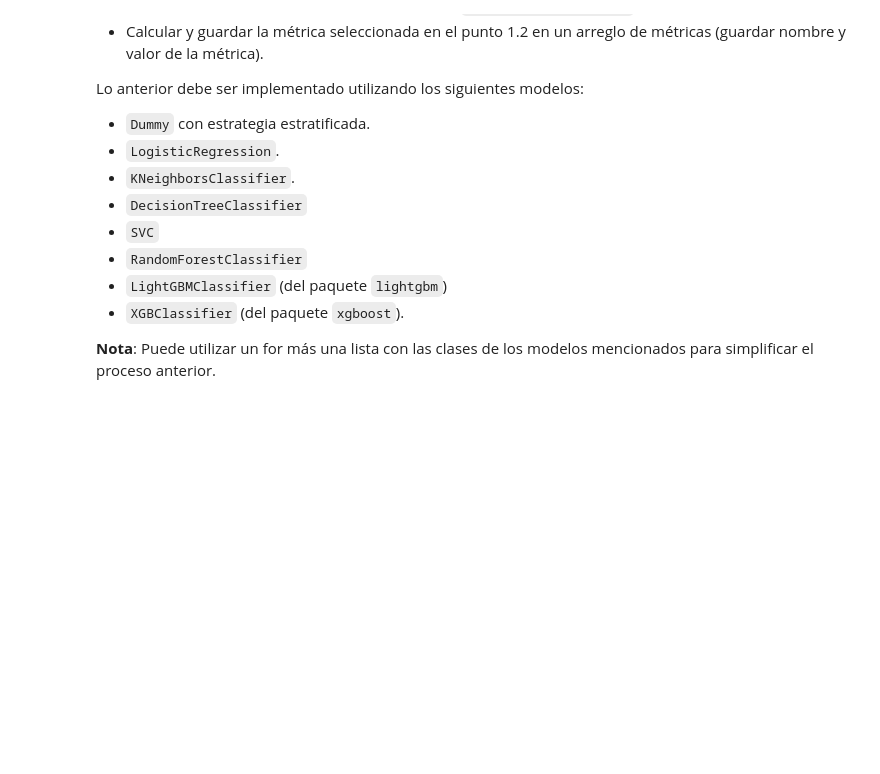
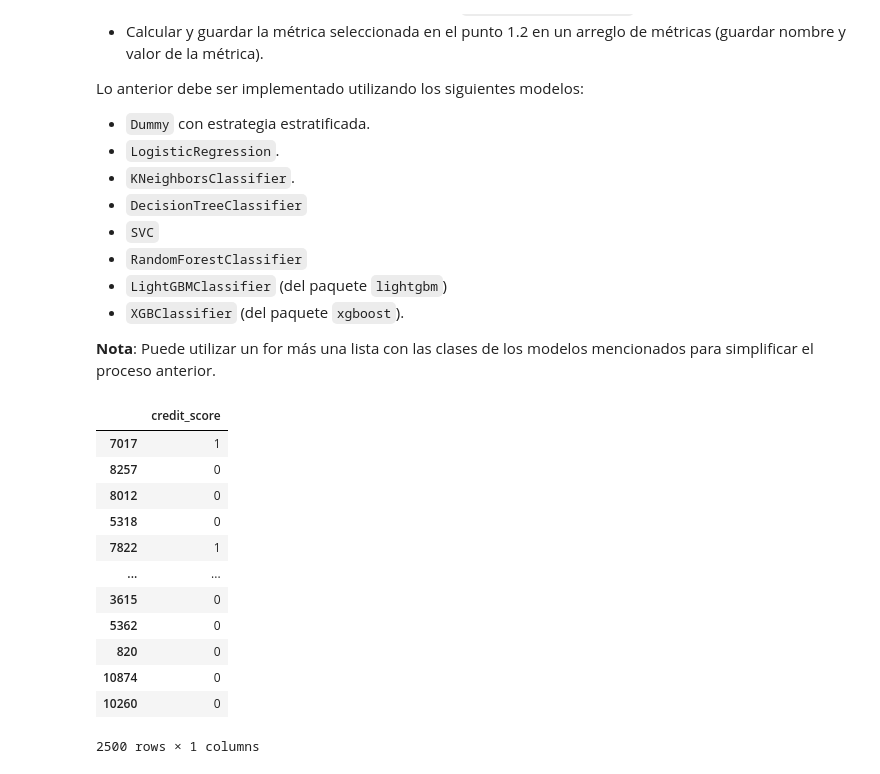
Before and after one commit to JoseSaffie/MDS7202-1-Primavera-2023, a Jupyter notebook: Tareas/Tarea 2/Proyecto2_Enunciado.ipynb, the cells around one changed output. Cells and saved outputs as stored; diff of their text form; code cells hidden in the pictures; blank space fills up the shorter version.

```diff
--- a/Tareas/Tarea 2/Proyecto2_Enunciado.ipynb
+++ b/Tareas/Tarea 2/Proyecto2_Enunciado.ipynb
@@ -642,7 +642,7 @@ y = X_transformed_df['credit_score']
 
 
 X = data_preprocessed.drop('credit_score', axis=1)
-y = data_preprocessed['credit_score']
+y = data_preprocessed[['credit_score']]
 
 #data_preprocessed
 #data_preprocessed
@@ -650,6 +650,22 @@ y = data_preprocessed['credit_score']
 # Suponiendo que 'credit_score' es tu variable objetivo
 X_train, X_temp, y_train, y_temp = train_test_split(X, y, test_size=0.4, random_state=42)
 X_val, X_test, y_val, y_test = train_test_split(X_temp, y_temp, test_size=0.5, random_state=42)
+# %%
+y_test
+# %% [output]
+|  | credit_score |
+| 7017 | 1 |
+| 8257 | 0 |
+| 8012 | 0 |
+| 5318 | 0 |
+| 7822 | 1 |
+| ... | ... |
+| 3615 | 0 |
+| 5362 | 0 |
+| 820 | 0 |
+| 10874 | 0 |
+| 10260 | 0 |
+2500 rows × 1 columns
 # %%
 # Imputador KNN para manejar valores nulos
 knn_imputer = KNNImputer(n_neighbors=5)  # Puedes ajustar el número de vecinos según tus necesidades
```
Also changed, not shown: parts of 7 cells of this notebook.
